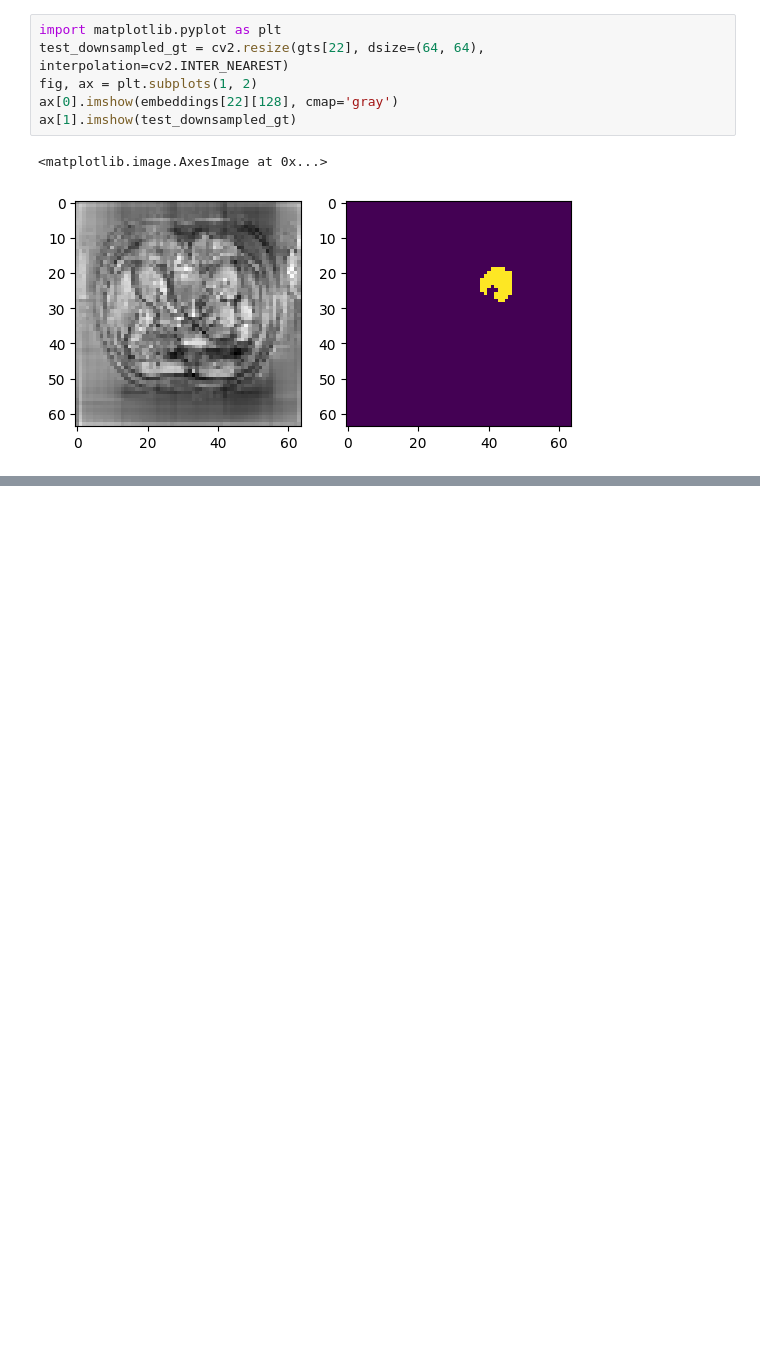
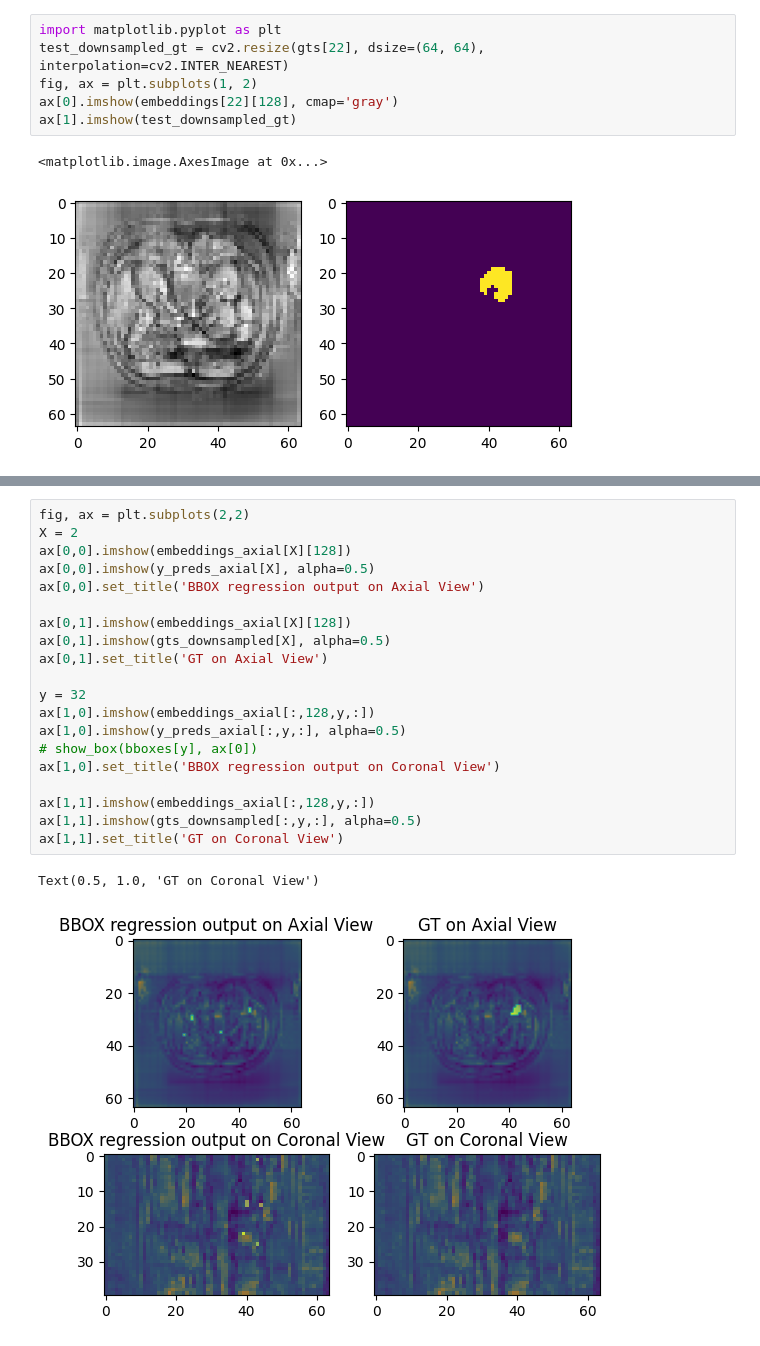
Before and after one commit to yexincheng/ALMRI, a Jupyter notebook: bbox.ipynb, the cells around one changed output, grey strips where cells are left out. Saved outputs shown, nothing was run; the diff lists cells and outputs as text; blank space fills up the shorter version.

Commit message:
majority vote bbox

```diff
--- a/bbox.ipynb
+++ b/bbox.ipynb
@@ -205,0 +305,23 @@ print(dice)
+# %%
+fig, ax = plt.subplots(2,2)
+X = 2
+ax[0,0].imshow(embeddings_axial[X][128])
+ax[0,0].imshow(y_preds_axial[X], alpha=0.5)
+ax[0,0].set_title('BBOX regression output on Axial View')
+
+ax[0,1].imshow(embeddings_axial[X][128])
+ax[0,1].imshow(gts_downsampled[X], alpha=0.5)
+ax[0,1].set_title('GT on Axial View')
+
+y = 32
+ax[1,0].imshow(embeddings_axial[:,128,y,:])
+ax[1,0].imshow(y_preds_axial[:,y,:], alpha=0.5)
+# show_box(bboxes[y], ax[0])
+ax[1,0].set_title('BBOX regression output on Coronal View')
+
+ax[1,1].imshow(embeddings_axial[:,128,y,:])
+ax[1,1].imshow(gts_downsampled[:,y,:], alpha=0.5)
+ax[1,1].set_title('GT on Coronal View')
+# %% [output]
+Text(0.5, 1.0, 'GT on Coronal View')
+[figure, added]
```
Also changed, not shown: parts of 54 cells of this notebook.
